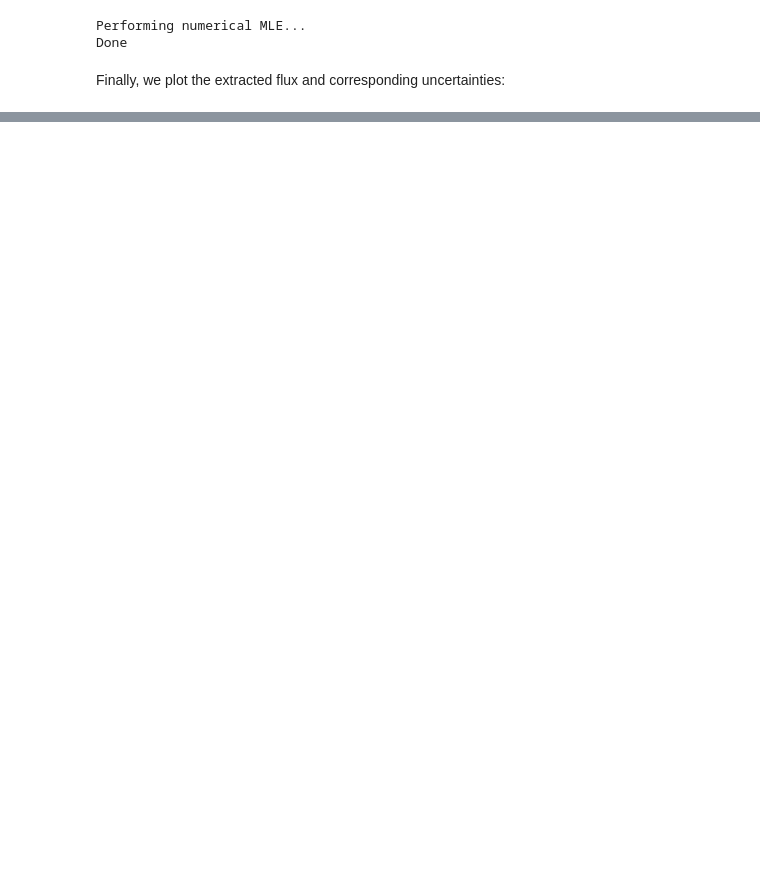
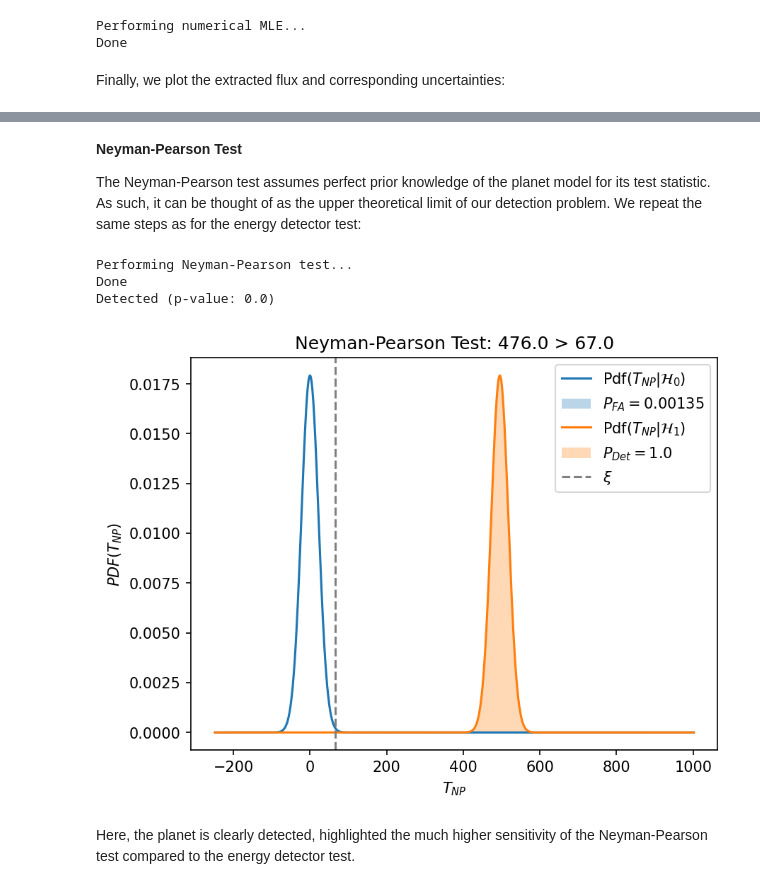
Before and after one commit to pahuber/LIFEsimMC, a Jupyter notebook: docs/tutorials/first_example.ipynb, the cells around one changed output, grey strips where cells are left out. Cells and saved outputs as stored; diff of their text form; code cells hidden in the pictures; blank space fills up the shorter version.

```diff
--- a/docs/tutorials/first_example.ipynb
+++ b/docs/tutorials/first_example.ipynb
@@ -225,0 +311,58 @@ plt.show()
+# %% [markdown]
+**Neyman-Pearson Test**
+
+The Neyman-Pearson test assumes perfect prior knowledge of the planet model for its test statistic. As such, it can be thought of as the upper theoretical limit of our detection problem. We repeat the same steps as for the energy detector test:
+# %%
+# Add module and run pipeline
+module = NeymanPearsonTestModule(
+    n_setup_in="setup",
+    n_data_in='data_norm',
+    n_transformation_in='norm',
+    n_planet_params_in='params_init',
+    n_test_out='test_np',
+    n_image_out='imag_np',
+    pfa=0.00135  # Corresponds to a 3 sigma detection threshold
+)
+pipeline.add_module(module)
+pipeline.run()
+
+# Extract parameters from resource
+test_np = pipeline.get_resource('test_np')
+test_h1 = test_np.test_statistic_h1
+test_h0 = test_np.test_statistic_h0
+xsi = test_np.threshold_xsi
+xtx = test_np.model_length_xtx
+ndim = test_np.dimensions
+pdet = test_np.detection_probability
+pfa = test_np.probability_false_alarm
+p_value = test_np.p_value
+
+# Print detection result
+if p_value <= pfa:
+    print(f'Detected (p-value: {np.round(p_value, 4)})')
+else:
+    print(f'Not detected (p-value: {np.round(p_value, 4)})')
+
+# Plot distributions
+z = np.linspace(-0.5 * xtx, 15 * xsi, 1000)
+zdet = z[z > xsi]
+zndet = z[z < xsi]
+fig = plt.figure(dpi=150)
+plt.title(f'Neyman-Pearson Test: {np.round(test_h1, 0)} > {np.round(xsi, 0)}')
+plt.plot(z, norm.pdf(z, loc=0, scale=np.sqrt(xtx)), label=f"Pdf($T_{{NP}} | \mathcal{{H}}_0$)")
+plt.fill_between(zdet, norm.pdf(zdet, loc=0, scale=np.sqrt(xtx)), alpha=0.3,
+                 label=f"$P_{{FA}}={pfa}$")
+plt.plot(z, norm.pdf(z, loc=xtx, scale=np.sqrt(xtx)), label=f"Pdf($T_{{NP}}| \mathcal{{H}}_1$)")
+plt.fill_between(zdet, norm.pdf(zdet, loc=xtx, scale=np.sqrt(xtx)), alpha=0.3, label=f"$P_{{Det}}={pdet}$")
+plt.axvline(xsi, color="gray", linestyle="--", label=f"$\\xi$")
+plt.xlabel(f"$T_{{NP}}$")
+plt.ylabel(f"$PDF(T_{{NP}})$")
+plt.legend()
+plt.show()
+# %% [output]
+Performing Neyman-Pearson test...
+Done
+Detected (p-value: 0.0)
+[figure, added]
+# %% [markdown]
+Here, the planet is clearly detected, highlighted the much higher sensitivity of the Neyman-Pearson test compared to the energy detector test.
```
Also changed, not shown: parts of 25 cells of this notebook, 10 other files.
